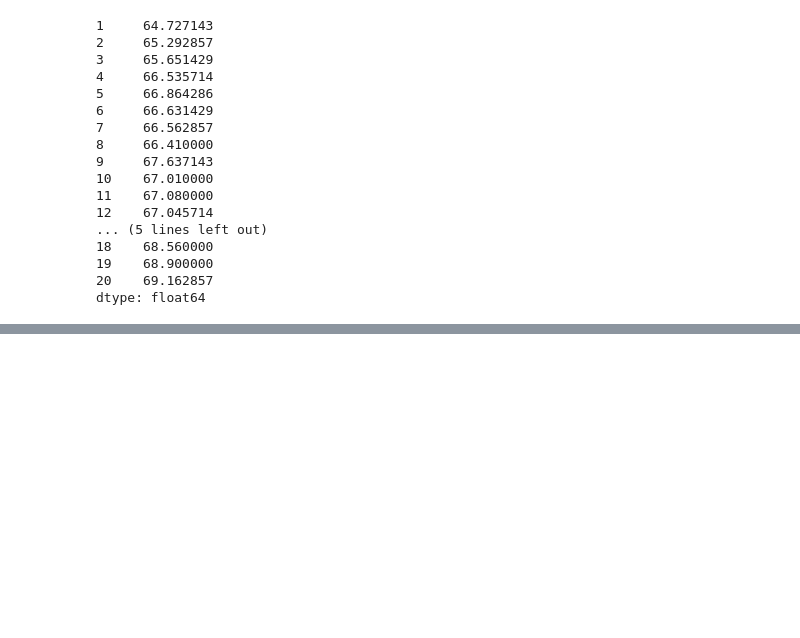
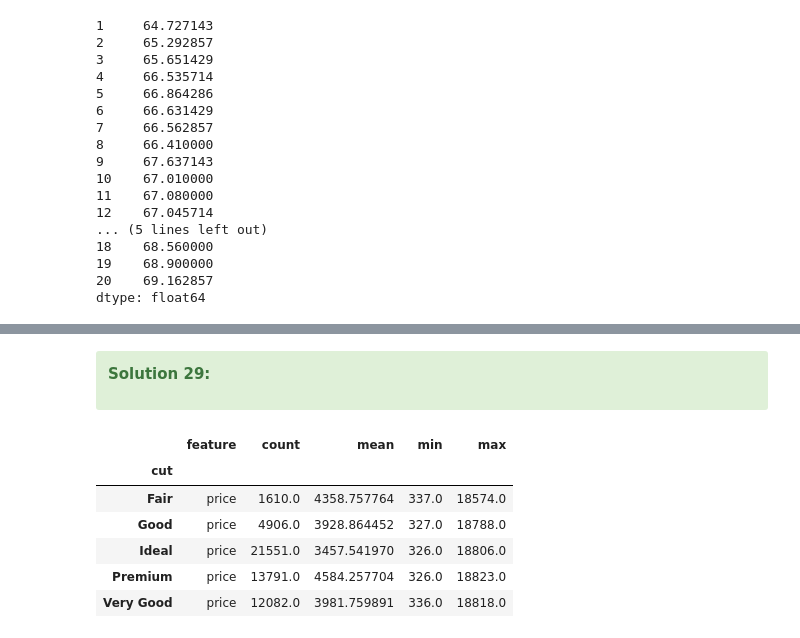
Before and after one commit to aziart/pandas-exercises, a Jupyter notebook: 12 - w3exercises/09 - Pandas Practice Sets/09 - 01 Pandas Practice Set-1.ipynb, the cells around one changed output, grey strips where cells are left out. Drawn from its saved outputs; the diff is of its cells as text; code cells hidden in the pictures; blank space fills up the shorter version.

Commit message:
12_09_01 - Pandas Practice Set 1 - 29/65 - #save_upc: grouping and calculating metrics (single feature) - 28

```diff
--- a/12 - w3exercises/09 - Pandas Practice Sets/09 - 01 Pandas Practice Set-1.ipynb
+++ b/12 - w3exercises/09 - Pandas Practice Sets/09 - 01 Pandas Practice Set-1.ipynb
@@ -1760,0 +1847,5 @@ dtype: float64
+# %%
+path = '../data/'
+filename = 'diamonds.csv'
+df = pd.read_csv(path + filename)
+display(df.head(20))
@@ -1760,0 +1870,34 @@ dtype: float64
+# %% [markdown]
+<div class="alert alert-success">
+
+**Solution 29:**
+</div>
+# %%
+# 29. Calculate Count, Minimum, and Maximum Price for Each Cut
+# Write a Pandas program to calculate count, minimum, maximum price for each cut of diamonds DataFrame.
+
+
+group_col = "cut"  # the column we group by
+column_used = "price"
+
+def metrics(group):
+    return pd.Series({
+        'count': group[column_used].count()
+        , 'mean': group[column_used].mean()
+        , 'min': group[column_used].min()
+        , 'max': group[column_used].max()
+    })
+
+
+df_summary = df.groupby(by=[group_col]).apply(metrics, include_groups=False)
+
+df_summary.insert(0, "feature", column_used)  # add column name for clarity
+display(df_summary)
+# %% [output]
+|  | feature | count | mean | min | max |
+| cut |  |  |  |  |  |
+| Fair | price | 1610.0 | 4358.757764 | 337.0 | 18574.0 |
+| Good | price | 4906.0 | 3928.864452 | 327.0 | 18788.0 |
+| Ideal | price | 21551.0 | 3457.541970 | 326.0 | 18806.0 |
+| Premium | price | 13791.0 | 4584.257704 | 326.0 | 18823.0 |
+| Very Good | price | 12082.0 | 3981.759891 | 336.0 | 18818.0 |
```
Also changed, not shown: parts of 6 cells of this notebook.
